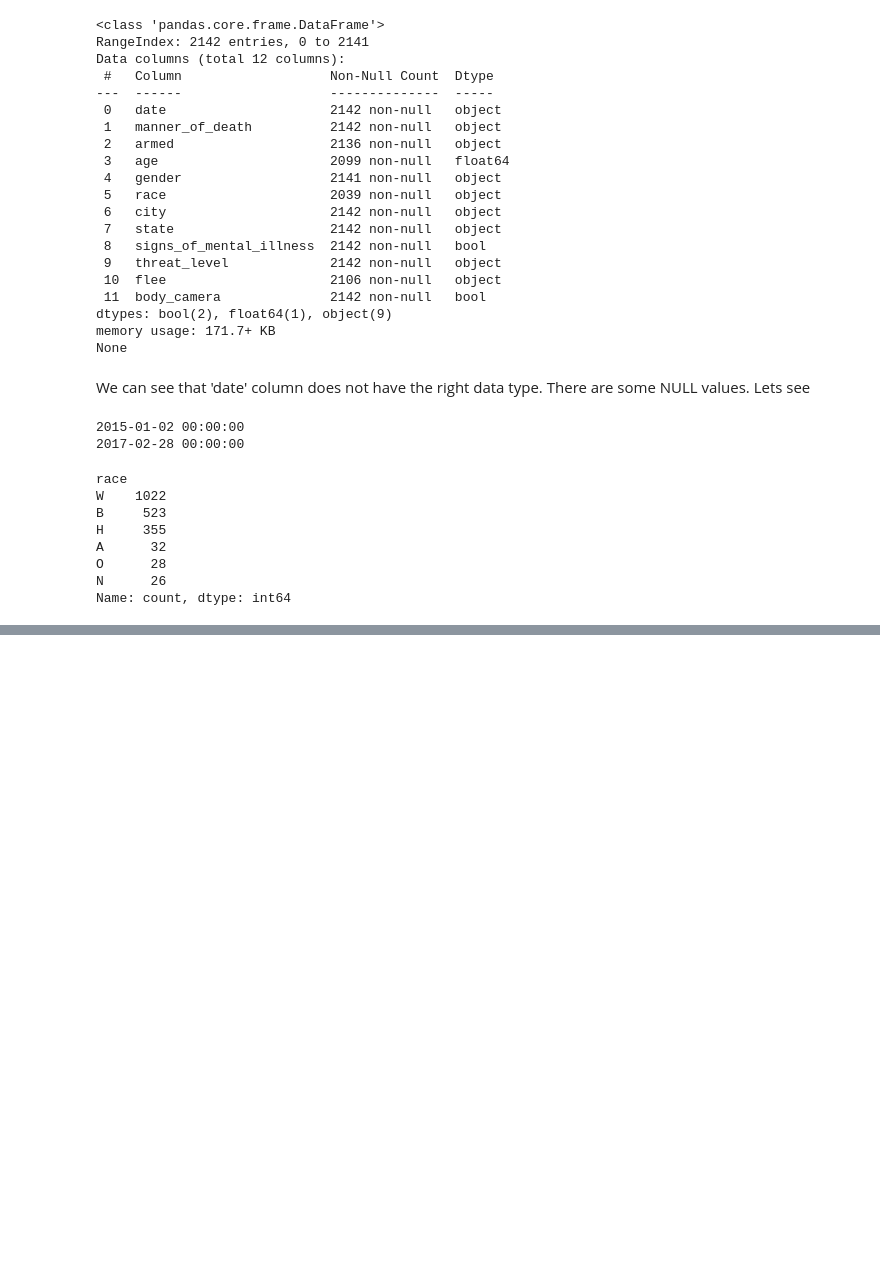
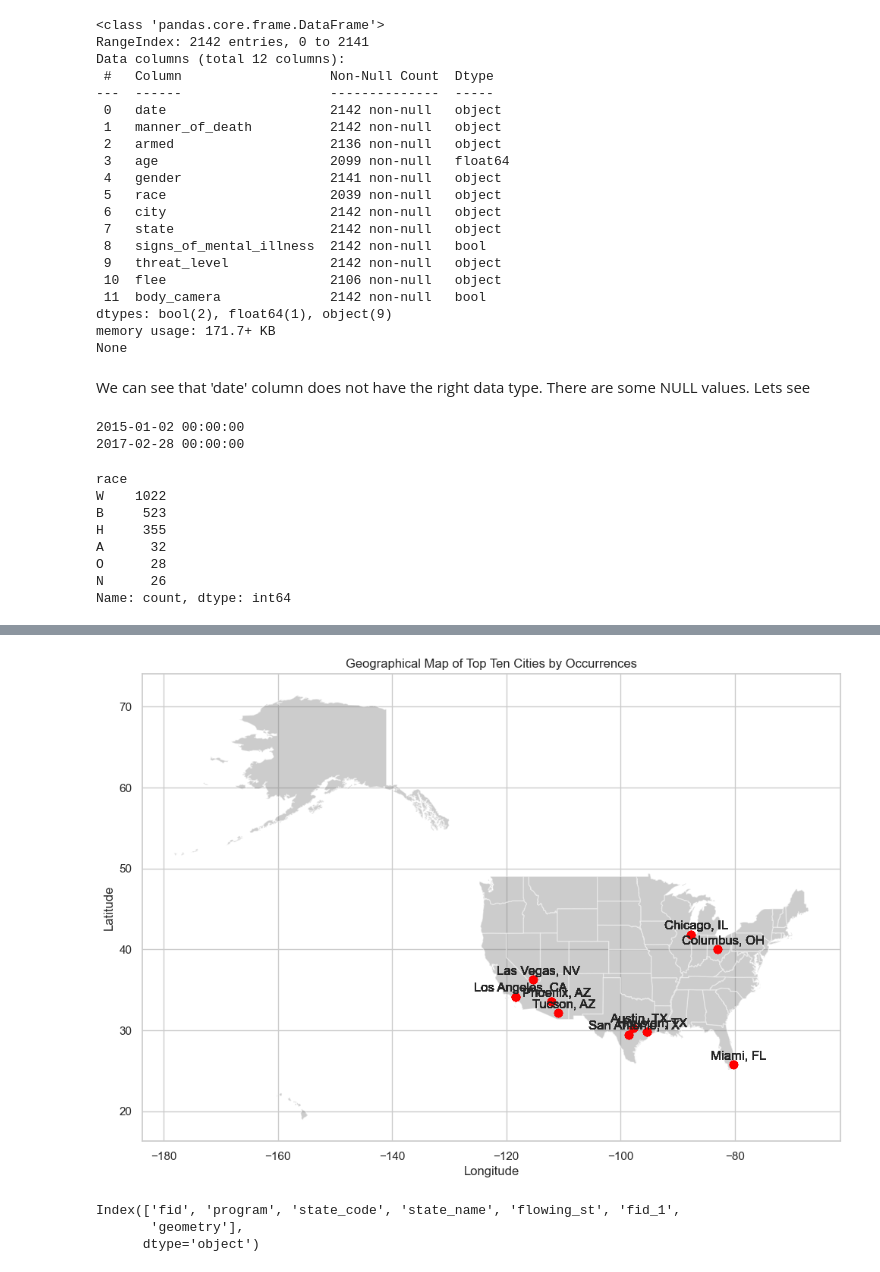
Before and after one commit to gyse3054/Turing-College, a Jupyter notebook: capstone.ipynb, the cells around one changed output, grey strips where cells are left out. Cells and saved outputs as stored; diff of their text form; code cells hidden in the pictures; blank space fills up the shorter version.

```diff
--- a/capstone.ipynb
+++ b/capstone.ipynb
@@ -135,0 +207,12 @@ plt.show()
+# %%
+# Renaming the 'city' column in 'data' to 'city_name' to avoid confusion
+data.rename(columns={'city': 'city_name'}, inplace=True)
+
+# Merging 'data' and 'uscities' on 'state' and 'city_name' in 'data' and 'city' and 'state_id' in 'uscities'
+merged_data = pd.merge(data, uscities, how='left', left_on=['state', 'city_name'], right_on=['state_id', 'city'])
+
+# Selecting only the desired columns (latitude and longitude)
+lat_lng = merged_data[['lat', 'lng']]
+
+# Adding the 'lat' and 'lng' columns to the 'data' DataFrame
+data[['lat', 'lng']] = lat_lng
@@ -135,0 +237,8 @@ plt.show()
+# %%
+# Assuming you have a DataFrame named 'data' containing 'city_name' and 'state' columns
+
+# Create the new 'city_state' column by concatenating 'city_name' and 'state'
+data['city_state'] = data['city_name'] + ', ' + data['state']
+
+# Display the updated DataFrame with the new 'city_state' column
+data.head()
@@ -135,0 +252,40 @@ plt.show()
+# %%
+import geopandas as gpd
+import matplotlib.pyplot as plt
+
+# Assuming you have the DataFrame 'data' with 'lat', 'lng', and 'city_state' columns
+
+# Get the count of occurrences for each city_state
+city_state_counts = data['city_state'].value_counts()
+
+# Get the top ten city_state values based on their occurrences
+top_ten_cities = city_state_counts.head(10).index
+
+# Filter the DataFrame to include only the top ten city_state values
+top_cities_data = data[data['city_state'].isin(top_ten_cities)]
+
+# Create a GeoDataFrame from the filtered data using latitudes and longitudes
+gdf = gpd.GeoDataFrame(top_cities_data, geometry=gpd.points_from_xy(top_cities_data.lng, top_cities_data.lat))
+
+# Load the US map shapefile or GeoJSON file
+us_map = gpd.read_file('States_shapefile.shp')  # Replace with your actual file path
+
+# Plotting the map
+fig, ax = plt.subplots(figsize=(12, 8))
+
+# Plot the US map
+us_map.plot(ax=ax, alpha=0.4, color='grey')
+
+# Plot the points (top ten cities) on the map and annotate their names
+for idx, row in gdf.iterrows():
+    ax.scatter(row['lng'], row['lat'], color='red', s=50)
+    ax.annotate(row['city_state'], (row['lng'], row['lat']), textcoords="offset points", xytext=(5,5), ha='center')
+
+# Set titles and labels
+plt.title('Geographical Map of Top Ten Cities by Occurrences')
+plt.xlabel('Longitude')
+plt.ylabel('Latitude')
+
+plt.show()
+# %% [output]
+[figure, added]
@@ -135,0 +302,13 @@ plt.show()
+# %%
+# Load the US map shapefile or GeoJSON file containing state boundaries
+us_states_map = gpd.read_file('States_shapefile.shp')  # Replace with your actual file path
+
+# Convert column names to lowercase
+us_states_map.columns = map(str.lower, us_states_map.columns)
+
+# Now, all column names in us_states_map are lowercase
+print(us_states_map.columns)
+# %% [output]
+Index(['fid', 'program', 'state_code', 'state_name', 'flowing_st', 'fid_1',
+       'geometry'],
+      dtype='object')
```
Also changed, not shown: parts of 14 cells of this notebook, 6 other files.
